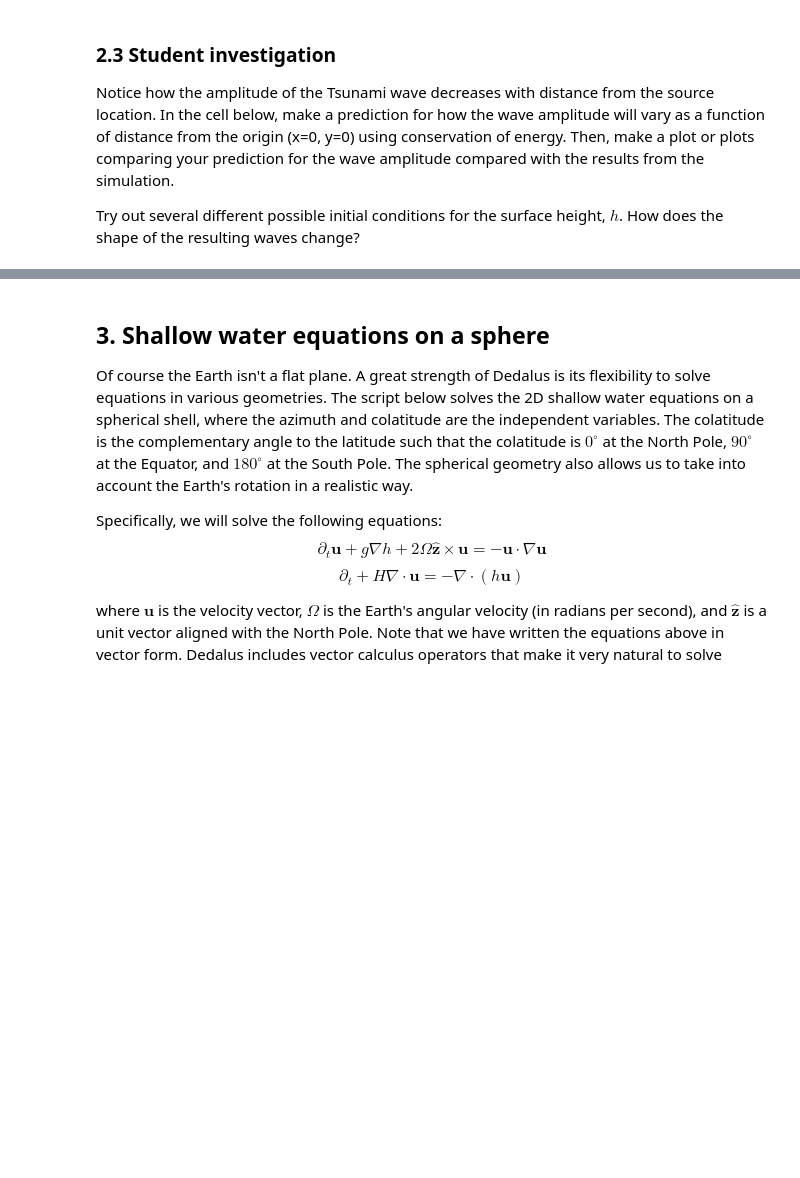
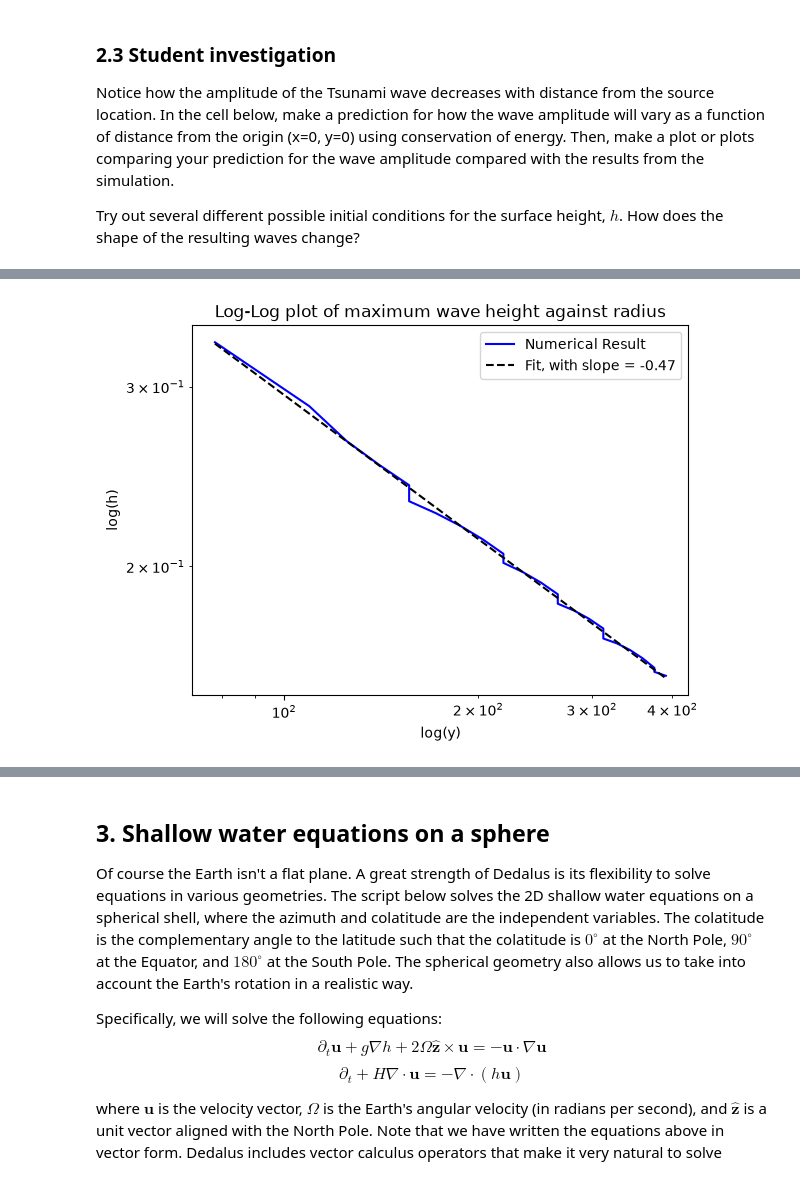
Before and after one commit to Ealish241/QCES, a Jupyter notebook: Project3_tsunami.ipynb, the cells around one changed output, grey strips where cells are left out. Cells and saved outputs as stored; diff of their text form; code cells hidden in the pictures; blank space fills up the shorter version.

Commit message:
Section 2 complete
However, I have only tested different initial amplitudes, not different wave shapes. If I have time, this would be good to do.

```diff
--- a/Project3_tsunami.ipynb
+++ b/Project3_tsunami.ipynb
@@ -322,7 +333,7 @@ Nx = 64 # The number of gridpoints in x
 Ny = 64 # The number of gridpoints in y
 g = 9.81 * meter / second**2 # Gravitational acceleration
 H = 4 * kilometer # Reference ocean depth
-width = 100 * kilometer # Set the width of the initial Gaussian
+width = 50 * kilometer # Set the width of the initial Gaussian
 
 timestep = 60 * second # Specify the timestep
 stop_sim_time = 30 * minute # Specify the stopping time
@@ -347,7 +358,7 @@ h = dist.Field(name='h', bases=(xbasis, ybasis))
 h.change_scales(1) # Set values on regular grid
 u.change_scales(1)
 v.change_scales(1)
-h['g'] = 0.5*np.exp(-(x**2+y**2)/width**2)  # Initialize the dependent variable c with a Gaussian function (note ** is the exponentiation operator)
+h['g'] = np.exp(-(x**2+y**2)/width**2)  # Initialize the dependent variable c with a Gaussian function (note ** is the exponentiation operator)
 u['g'] = 0
 v['g'] = 0
 
@@ -388,5 +399,5 @@ except:
 finally:
     solver.log_stats()
 
-h_3=np.array(h_save) # convert h_save to an np.array type to allow data slicing
+h_5=np.array(h_save) # convert h_save to an np.array type to allow data slicing
 # %% [output]
@@ -498,0 +467,76 @@ ADD DISCUSSION HERE (~1 paragraph)
+# %%
+ix = 32
+iy = 32
+
+hquad = [h[:, ix, iy:] for h in (h_1, h_2, h_3, h_4, h_5)]
+
+iy_max = [np.argmax(hq, axis=1) for hq in hquad]
+h_max  = [hq.max(axis=1) for hq in hquad]
+y_val  = [y[0, iy + im] for im in iy_max]
+
+h_max1, h_max2, h_max3, h_max4, h_max5 = h_max
+y_val1, y_val2, y_val3, y_val4, y_val5 = y_val
+
+trim_val = 6 #6
+trim_val2 = 0 #3
+trim_val3 = 0 #10
+
+y_val1 = y_val1[trim_val:]; h_max1 = h_max1[trim_val:]
+y_val2 = y_val2[trim_val:]; h_max2 = h_max2[trim_val:]
+y_val3 = y_val3[trim_val:]; h_max3 = h_max3[trim_val:]
+y_val4 = y_val4[trim_val3:]; h_max4 = h_max4[trim_val3:]
+y_val5 = y_val5[trim_val2:]; h_max5 = h_max5[trim_val2:]
+
+pred1 = h_max1[8]/np.sqrt(2)
+pred2 = h_max2[8]/np.sqrt(2)
+pred3 = h_max3[8]/np.sqrt(2)
+print(f'For initial Amplitude 1km, maximum height at y = {y_val1[8]/kilometer:.2f}km was {h_max1[8]:.2f}km. At y = {y_val1[-1]/kilometer:.2f}km h was {h_max1[-1]:.2f}km. Given we have approximately doubled y, we would expect a height of {pred1:.2f}km.')
+print(f'For initial Amplitude 2km, maximum height at y = {y_val2[8]/kilometer:.2f}km was {h_max2[8]:.2f}km. At y = {y_val2[-1]/kilometer:.2f}km h was {h_max2[-1]:.2f}km. Given we have approximately doubled y, we would expect a height of {pred2:.2f}km.')
+print(f'For initial Amplitude 0.5km, maximum height at y = {y_val3[8]/kilometer:.2f}km was {h_max3[8]:.2f}km. At y = {y_val3[-1]/kilometer:.2f}km h was {h_max3[-1]:.2f}km. Given we have approximately doubled y, we would expect a height of {pred3:.2f}km.')
+
+logy = np.log(y_val1)
+logh = np.log(h_max1)
+
+slope, intercept = np.polyfit(logy, logh, 1)
+
+
+h_fit = np.exp(intercept) * y_val1**slope
+
+
+plt.figure()
+plt.loglog(y_val1/kilometer, h_max1, 'b-', label='Numerical Result')
+plt.loglog(y_val1/kilometer, h_fit, 'k--', label=f'Fit, with slope = {slope:.2f}')
+plt.xlabel('log(y)'); plt.ylabel('log(h)')
+plt.legend()
+plt.title('Log-Log plot of maximum wave height against radius')
+
+
+plt.figure()
+plt.plot(y_val1/kilometer, h_max1,  label = 'Amplitude 1, width 100km')
+plt.plot(y_val2/kilometer, h_max2, label = 'Amplitude 2, width 100km')
+plt.plot(y_val3/kilometer, h_max3, label = 'Amplitude 0.5, width 100km')
+plt.ylabel('Max Wave Height')
+plt.xlabel('Distance from Origin')
+plt.legend()
+plt.title('Varying different initial amplitudes')
+
+plt.figure()
+#plt.plot(y_val1/kilometer, h_max1, label = 'Amplitude 1, width 100km')
+plt.plot(y_val4/kilometer, h_max4, 'o', label = 'Amplitude 1, width 200km')
+plt.plot(y_val5/kilometer, h_max5,'o', label = 'Amplitude 1, width 50km')
+plt.ylabel('Max Wave Height')
+plt.xlabel('Distance from Origin')
+plt.legend()
+plt.title('Varying different initial widths')
+
+
+#y_val1, y_val2, y_val3, y_val4, y_val5
+#y_val5, y_val4
+################################################
+#Check resolution/timestep? Large peak to start?
+#Why is it so steppy?
+#Sub in some numbers to compare with theory?
+#What is the theory?
+#Vary initial width too?
+################################################
+# %% [output]
@@ -498,0 +547 @@ ADD DISCUSSION HERE (~1 paragraph)
+[figure, added]
```
Also changed, not shown: parts of 10 cells of this notebook.
